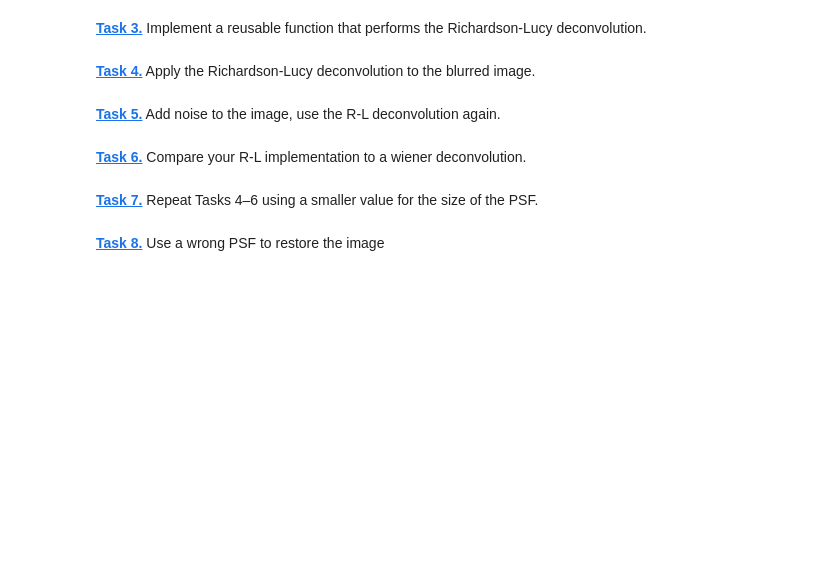
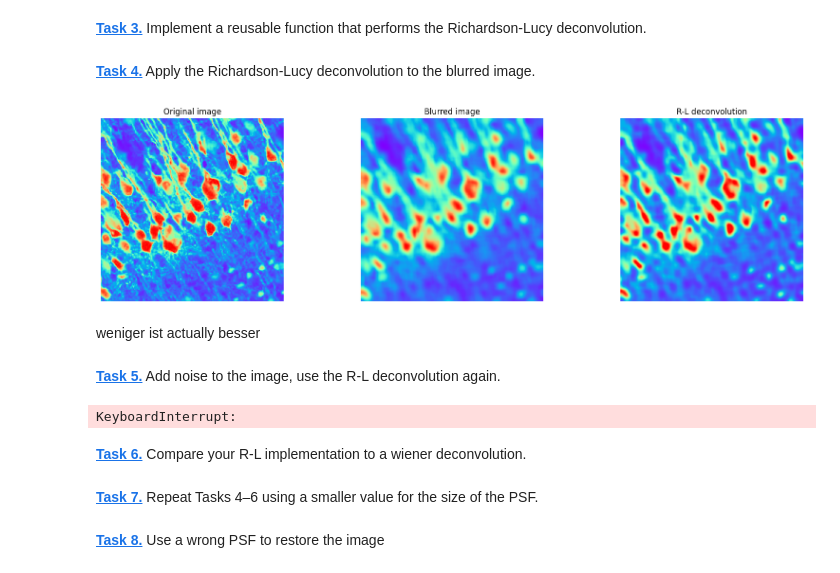
Before and after one commit to Hannahrrrrr/mobifs5-python, a Jupyter notebook: deconvolution.ipynb, the cells around one changed output. Cells and saved outputs as stored; diff of their text form; code cells hidden in the pictures; blank space fills up the shorter version.

```diff
--- a/deconvolution.ipynb
+++ b/deconvolution.ipynb
@@ -39,31 +64,56 @@ Apply the second psf to the image:
 # %%
 def richardson_lucy_deconvolution(image, psf, n_iterations):
     img_deconv = np.full(image.shape, 0.5)
-
-    ### Insert code here
+    P2 = np.flip(psf)
+    for x in range(n_iterations):
+        Nenner= conv(img_deconv, psf, mode='same', boundary='symm')
+        Bruch = image / (Nenner)
+        Klammer = conv(Bruch, P2, mode='same', boundary='symm')
+        img_deconv = img_deconv * Klammer
 
     img_deconv = img_deconv.clip(0,1)
     return img_deconv
 # %% [markdown]
 **[Task 4.]()** Apply the Richardson-Lucy deconvolution to the blurred image.
+# %%
+deconv_img = richardson_lucy_deconvolution(point_spread_function, psf, 10)
 # %%
 plt.figure(figsize=(20,5))
 plt.subplot(1, 3, 1)
 plt.axis('off')
-plt.imshow(img, 'gray')
+plt.imshow(img, 'rainbow')
 plt.title('Original image')
 plt.subplot(1, 3, 2)
 plt.axis('off')
-plt.imshow(img_psf, 'gray')
+plt.imshow(point_spread_function, 'rainbow')
 plt.title('Blurred image')
 plt.subplot(1, 3, 3)
 plt.axis('off')
-plt.imshow(deconv_img, 'gray')
+plt.imshow(deconv_img, 'rainbow')
 plt.title('R-L deconvolution')
 plt.show()
+# %% [output]
+[figure, added]
+# %% [markdown]
+weniger ist actually besser
 # %% [markdown]
 **[Task 5.]()** Add noise to the image, use the R-L deconvolution again.
 # %%
 noise = (np.random.normal(loc=0,size=img.shape))
 reduce_factor = 5
 noise = noise / reduce_factor
+# %%
+white_noise_machen = conv(img, noise, mode='same', boundary='symm')
+white_noise_machen = white_noise_machen.clip(0,1)
+white_noise_retten = richardson_lucy_deconvolution(white_noise_machen, noise, 10)
+plt.figure(figsize=(20,5))
+plt.subplot(1, 2, 1)
+plt.axis('off')
+plt.imshow(white_noise_machen, 'rainbow')
+plt.title('white_noise_machene')
+plt.subplot(1, 2, 2)
+plt.axis('off')
+plt.imshow(white_noise_retten, 'rainbow')
+plt.title('white_noise_retten')
+# %% [output]
+KeyboardInterrupt:
```
Also changed, not shown: parts of 6 cells of this notebook.
